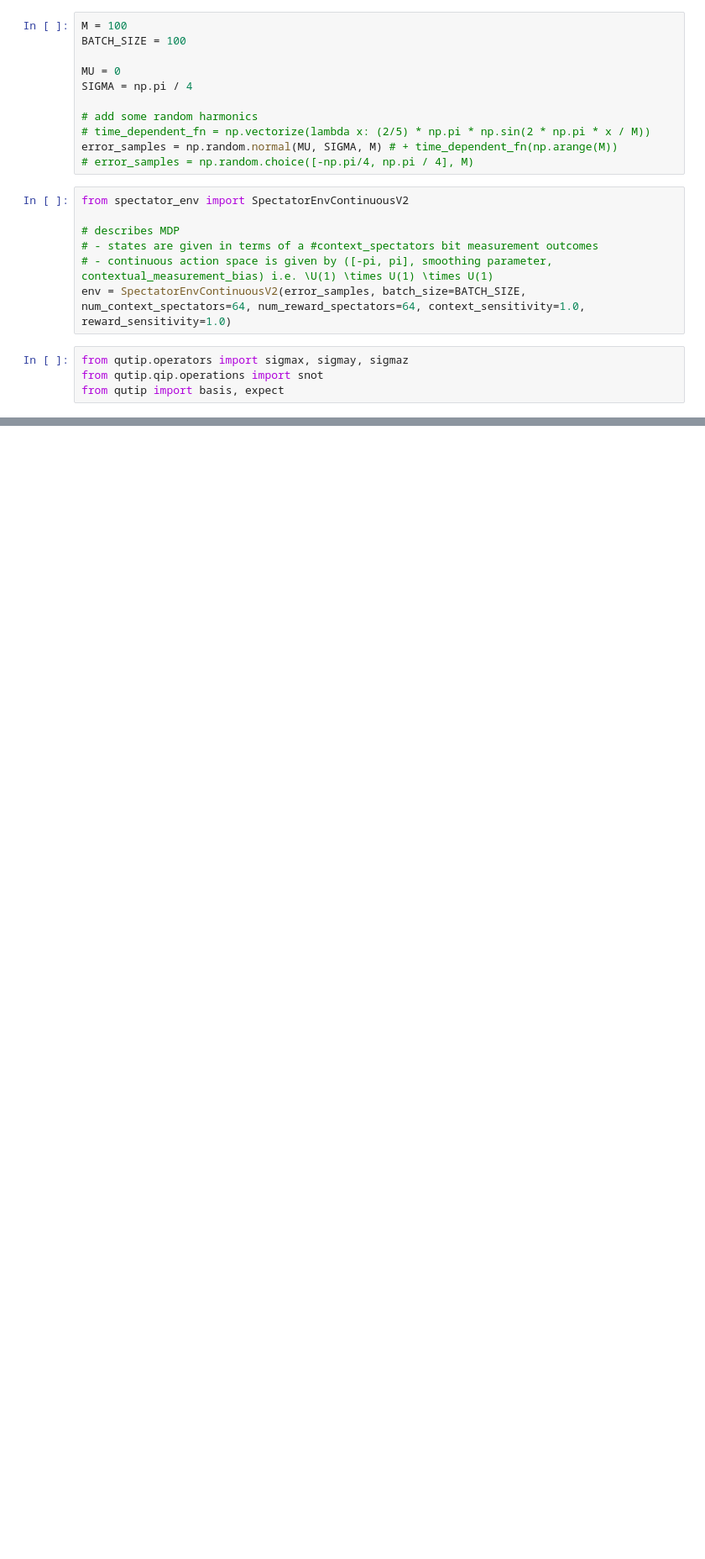
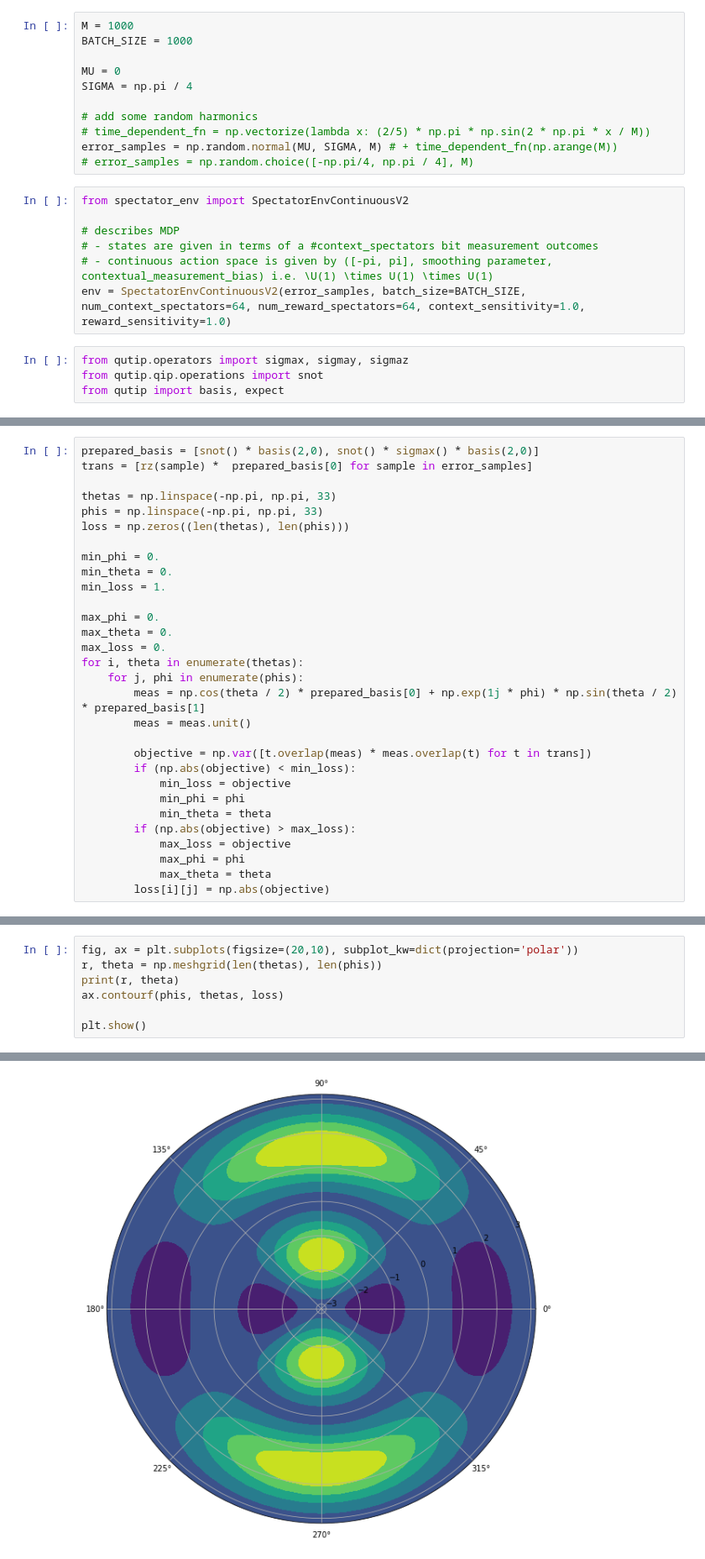
Before and after one commit to farice/SpectatorQubits, a Jupyter notebook: MAB-continuous-analytic-arbitrary-axis.ipynb, the cells around one changed output, grey strips where cells are left out. Shown at 84% size. Saved outputs shown, nothing was run; the diff lists cells and outputs as text; blank space fills up the shorter version.

Commit message:
add contour

```diff
--- a/MAB-continuous-analytic-arbitrary-axis.ipynb
+++ b/MAB-continuous-analytic-arbitrary-axis.ipynb
@@ -174,8 +176,8 @@ class Analytic2D:
     def save_control_fidelity(self, fidelity):
         self.control_fidelity.append(fidelity)
 # %%
-M = 100
-BATCH_SIZE = 100
+M = 1000
+BATCH_SIZE = 1000
 
 MU = 0
 SIGMA = np.pi / 4
@@ -228,0 +236,30 @@ print(extract_theta_phi(gate))
+# %%
+prepared_basis = [snot() * basis(2,0), snot() * sigmax() * basis(2,0)]
+trans = [rz(sample) *  prepared_basis[0] for sample in error_samples]
+
+thetas = np.linspace(-np.pi, np.pi, 33)
+phis = np.linspace(-np.pi, np.pi, 33)
+loss = np.zeros((len(thetas), len(phis)))
+
+min_phi = 0.
+min_theta = 0.
+min_loss = 1.
+
+max_phi = 0.
+max_theta = 0.
+max_loss = 0.
+for i, theta in enumerate(thetas):
+    for j, phi in enumerate(phis):
+        meas = np.cos(theta / 2) * prepared_basis[0] + np.exp(1j * phi) * np.sin(theta / 2) * prepared_basis[1]
+        meas = meas.unit()
+
+        objective = np.var([t.overlap(meas) * meas.overlap(t) for t in trans])
+        if (np.abs(objective) < min_loss):
+            min_loss = objective
+            min_phi = phi
+            min_theta = theta
+        if (np.abs(objective) > max_loss):
+            max_loss = objective
+            max_phi = phi
+            max_theta = theta
+        loss[i][j] = np.abs(objective)
@@ -228,0 +270,8 @@ print(extract_theta_phi(gate))
+# %%
+fig, ax = plt.subplots(figsize=(20,10), subplot_kw=dict(projection='polar'))
+r, theta = np.meshgrid(len(thetas), len(phis))
+print(r, theta)
+ax.contourf(phis, thetas, loss)
+
+plt.show()
+# %% [output]
@@ -229,3 +279,4 @@ print(extract_theta_phi(gate))
+[figure, added]
 # %%
 start = timer()
 
```
Also changed, not shown: parts of 7 cells of this notebook.
